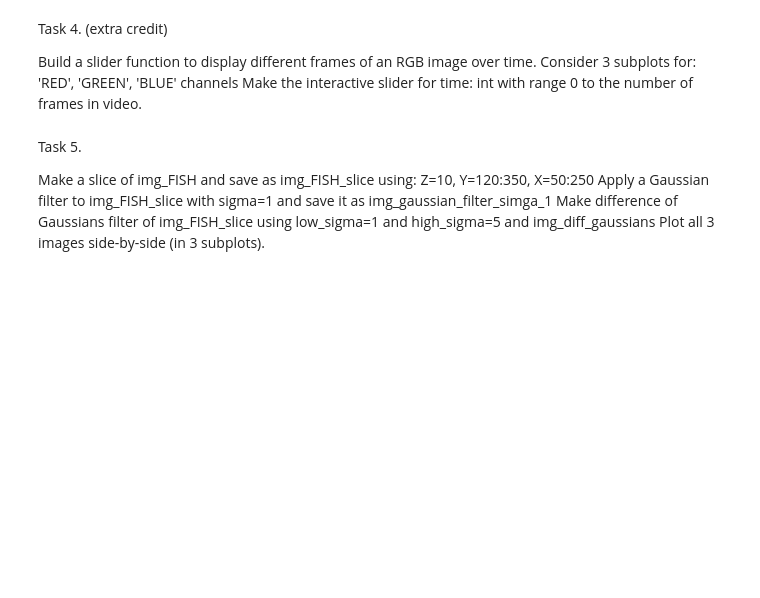
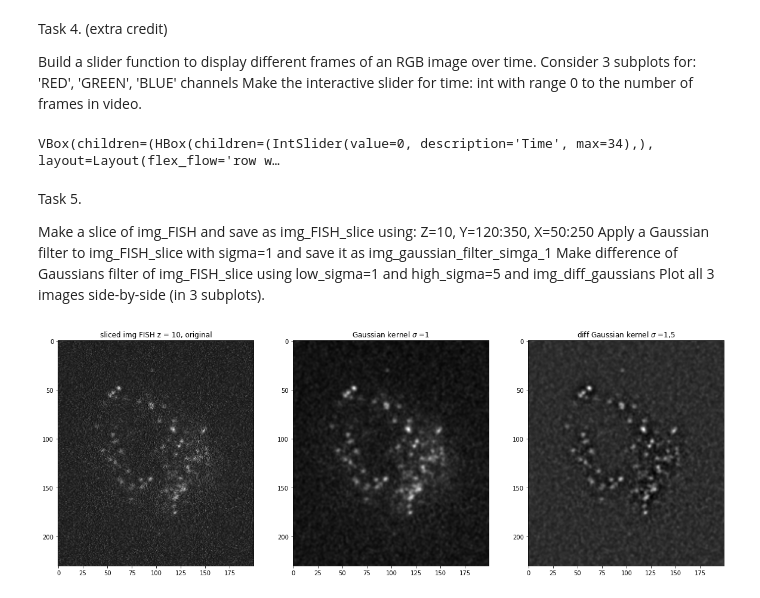
Before and after one commit to VU-CSP/improc_assignment2-Etinosa-Iyayi, a Jupyter notebook: Digital_Image_Analysis_2_assignment.ipynb, the cells around one changed output. Drawn from its saved outputs; the diff is of its cells as text; code cells hidden in the pictures; blank space fills up the shorter version.

```diff
--- a/Digital_Image_Analysis_2_assignment.ipynb
+++ b/Digital_Image_Analysis_2_assignment.ipynb
@@ -145,11 +109,11 @@ def video_viewer(time):
     # modify as appropriate
     fig,axes = plt.subplots(1,3,dpi=120,figsize=(8,3))
     #Define subplots based on channels
-    Red = [] # set in img: timepoint=time, entire X and Y pixels, color channel: red
+    Red = img[time,:,:,0] # set in img: timepoint=time, entire X and Y pixels, color channel: red
     axes[0].imshow(Red,cmap='Reds_r')
-    Green = [] # set in img: timepoint=time, entire X and Y pixels, color channel: green
+    Green = img[time,:,:,1] # set in img: timepoint=time, entire X and Y pixels, color channel: green
     axes[1].imshow(Green,cmap='Greens_r')
-    Blue = [] # set in img: timepoint=time, entire X and Y pixels, color channel: blue
+    Blue = img[time,:,:,2] # set in img: timepoint=time, entire X and Y pixels, color channel: blue
     axes[2].imshow(Blue,cmap='Blues_r')
     axes[0].axis('off')
     axes[1].axis('off')
@@ -159,6 +123,7 @@ def video_viewer(time):
 # The code below will test your video_viewer function
 # Defining an interactive plot
 interactive_plot = interactive(video_viewer,
+                               drop_channel = widgets.Dropdown(options=['Red', 'Blue', 'Green'],description='Channel',value='Blue'),  # drop to select the channel
                                time = widgets.IntSlider(min=0,max=img.shape[0]-1,step=1,value=0,description='Time'))       # time slider parameters
 # Creates the controls
 controls = HBox(interactive_plot.children[:-1], layout = Layout(flex_flow='row wrap'))
@@ -168,6 +133,8 @@ output = interactive_plot.children[-1]
 
 # Display the controls and output as an interactive widget
 display(VBox([controls, output]))
+# %% [output]
+VBox(children=(HBox(children=(IntSlider(value=0, description='Time', max=34),), layout=Layout(flex_flow='row w…
 # %% [markdown]
 Task 5.
 
@@ -180,17 +147,20 @@ Plot all 3 images side-by-side (in 3 subplots).
 img_FISH = imread('./FISH_example.tif')
 
 # Make a slice of the sequence of images
-img_FISH_slice = [] # modify as appropriate
-img_gaussian_filter_simga_1 = [] # modify as appropriate
-img_diff_gaussians = [] # modify as appropriate
+img_FISH_slice = img_FISH[10,120:350,50:250] # modify as appropriate
+
+img_gaussian_filter_simga_1 = gaussian_filter(img_FISH_slice, sigma=1) # modify as appropriate
+img_difference_gaussians = difference_of_gaussians(img_FISH_slice,low_sigma=1, high_sigma=5) # modify as appropriate
 # %%
 # The code below should plot your results for Task 5 once the variables are defined correctly
-if img_diff_gaussians != []:
+if img_difference_gaussians != []:
     fig, ax = plt.subplots(1,3, figsize=(20, 10))
     ax[0].imshow(img_FISH_slice,cmap='gray')
     ax[0].set(title='sliced img FISH z = 10, original')
     ax[1].imshow(img_gaussian_filter_simga_1,cmap='gray')
     ax[1].set(title='Gaussian kernel $\sigma$ =1')
-    ax[2].imshow(img_diff_gaussians,cmap='gray')
-    ax[2].set(title='diff Gaussian kernel $\sigma$ =1,3')
+    ax[2].imshow(img_difference_gaussians,cmap='gray')
+    ax[2].set(title='diff Gaussian kernel $\sigma$ =1,5')
     plt.show()
+# %% [output]
+[figure, added]
```
Also changed, not shown: parts of 3 cells of this notebook.
